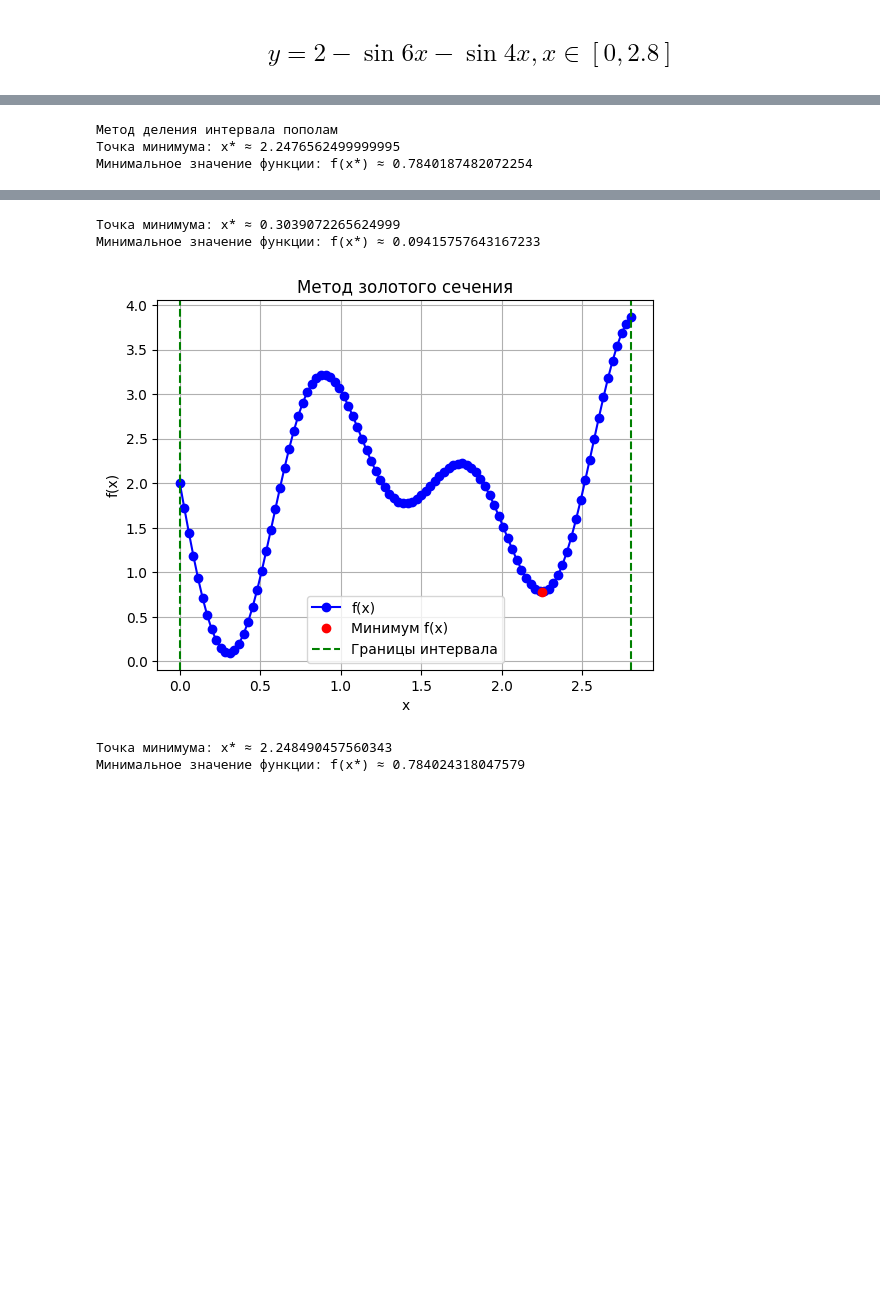
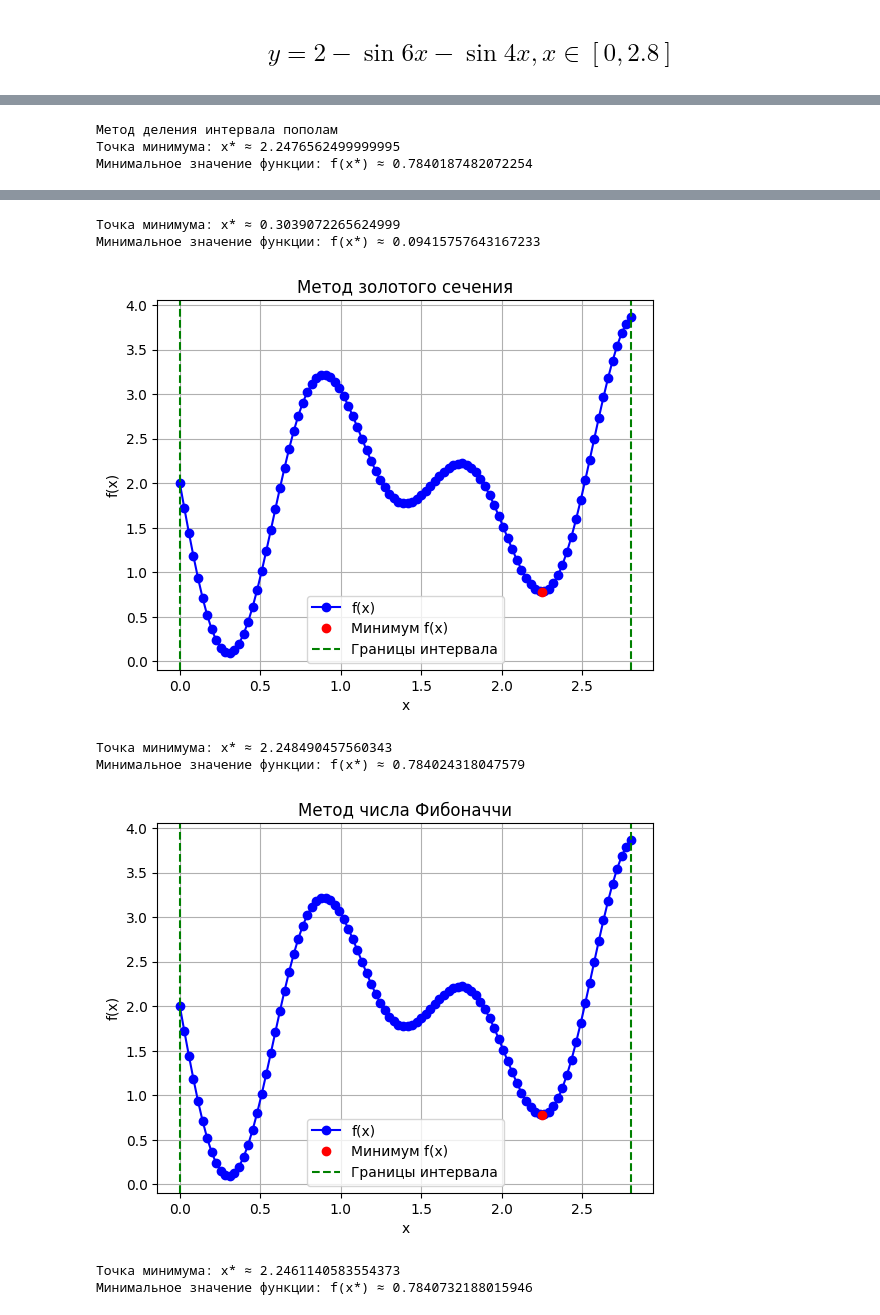
Before and after one commit to Allynik/Task_1_optimization-methods, a Jupyter notebook: task_1.ipynb, the cells around one changed output, grey strips where cells are left out. Cells and saved outputs as stored; diff of their text form; code cells hidden in the pictures; blank space fills up the shorter version.

```diff
--- a/task_1.ipynb
+++ b/task_1.ipynb
@@ -292,25 +374,29 @@ golden_section_search(min_x,max_x,f)
 # %%
 def f(x):
     return 2 - np.sin(6 * x) - np.sin(4 * x)
 min_x = 0
 max_x = 2.8
 
 uniform_search(min_x,max_x,f)
 bisection_search(min_x,max_x,f)
 dichotomy_search(min_x,max_x,0.001, 0.01,f)
 golden_section_search(min_x,max_x,f)
+fibonacci_search(min_x, max_x, f)
 # %% [output]
 [figure]
 Метод равномерного поиска:
 Точка минимума: x* ≈ 0.3
 Минимальное значение функции: f(x*) ≈ 0.09411328315457856
 [figure]
 Метод деления интервала пополам
 Точка минимума: x* ≈ 2.2476562499999995
 Минимальное значение функции: f(x*) ≈ 0.7840187482072254
 [figure]
 Точка минимума: x* ≈ 0.3039072265624999
 Минимальное значение функции: f(x*) ≈ 0.09415757643167233
 [figure]
 Точка минимума: x* ≈ 2.248490457560343
 Минимальное значение функции: f(x*) ≈ 0.784024318047579
+[figure, added]
+Точка минимума: x* ≈ 2.2461140583554373
+Минимальное значение функции: f(x*) ≈ 0.7840732188015946
```
Also changed, not shown: parts of 4 cells of this notebook.
